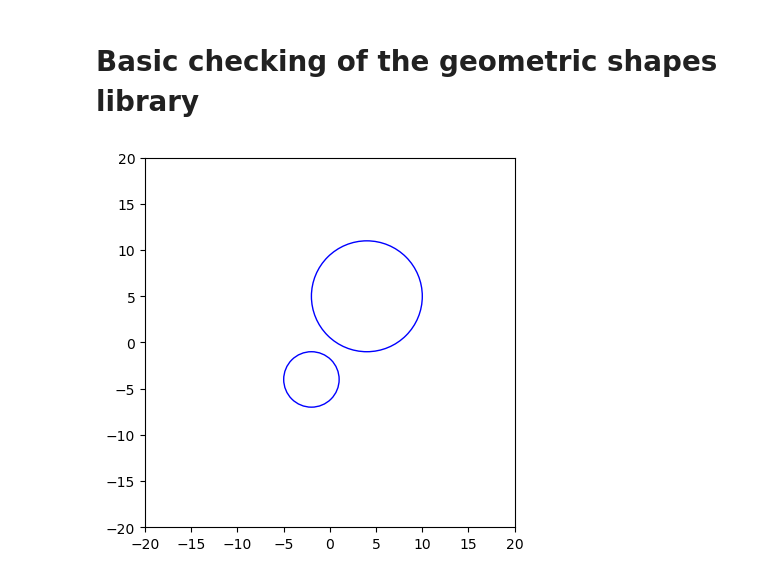
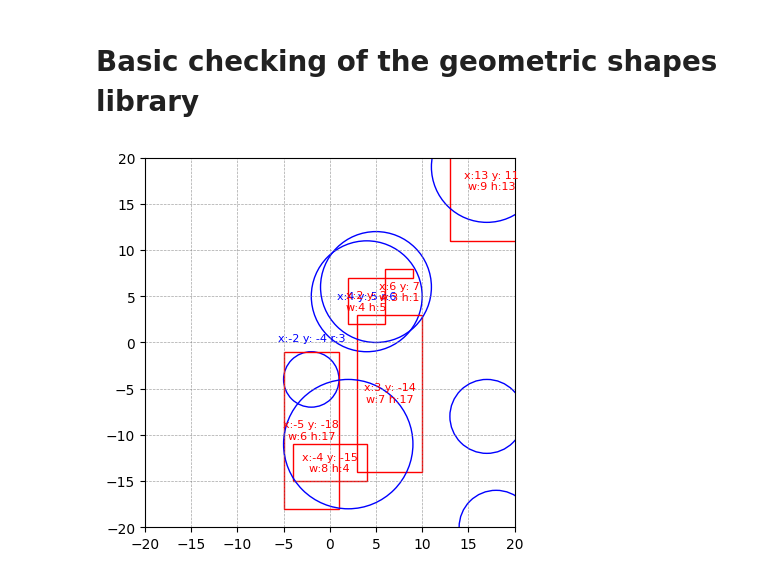
Before and after one commit to Shoresh613/Python-Mikael-Folkesson, a Jupyter notebook: Labs/lab3/geometry_shapes/geometry_shapes/test.ipynb, the cells around one changed output. Drawn from its saved outputs; the diff is of its cells as text; code cells hidden in the pictures.

```diff
--- a/Labs/lab3/geometry_shapes/geometry_shapes/test.ipynb
+++ b/Labs/lab3/geometry_shapes/geometry_shapes/test.ipynb
@@ -3,24 +3,39 @@
 # %%
 from Circle import Circle
 from Rectangle import Rectangle
 import matplotlib.pyplot as plt
+from random import randint as r
 
 my_circle = Circle(4,5,6)
 my_circle2 = Circle(-2,-4,3)
 my_rectangle = Rectangle(2,2,4,5)
 
 my_circle.__repr__
 
 # Create a figure and axis
 fig, ax = plt.subplots()
 plt.gca().set_aspect('equal', adjustable='box')
 my_circle.draw(ax)
 my_circle.translate(-5,-2)
 my_circle2.draw(ax)
 
-#my_rectangle.draw(ax)
+my_rectangle.draw(ax)
+
+recs = []
+circs = []
+
+for i in range(5):
+    recs.append(Rectangle(r(-20, 20),r(-20, 20),r(1, 20),r(1, 20)))
+for i in range(5):
+    circs.append(Circle(r(-20, 20),r(-20, 20),r(1,10)))
+
+for rec in recs:
+    rec.draw(ax, False)
+for circ in circs:
+    circ.draw(ax)
 ax.set_xlim(-20, 20)
 ax.set_ylim(-20, 20)
+ax.grid(True, linestyle='--', linewidth=0.5, alpha=0.7, color='gray')
 plt.show()
 # %% [output]
-[figure, old version]
+[figure, new version]
```
Also changed, not shown: 5 other files.
